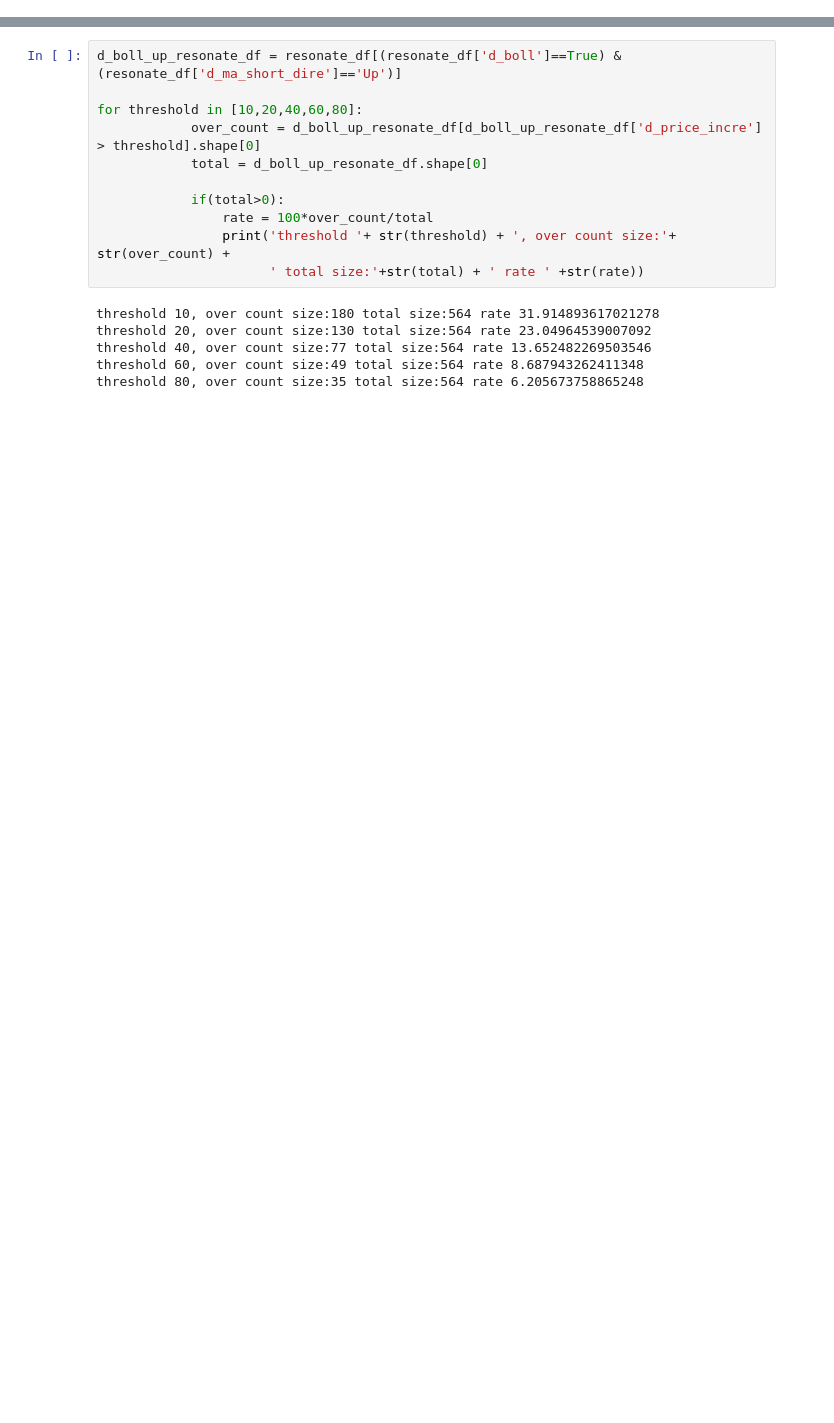
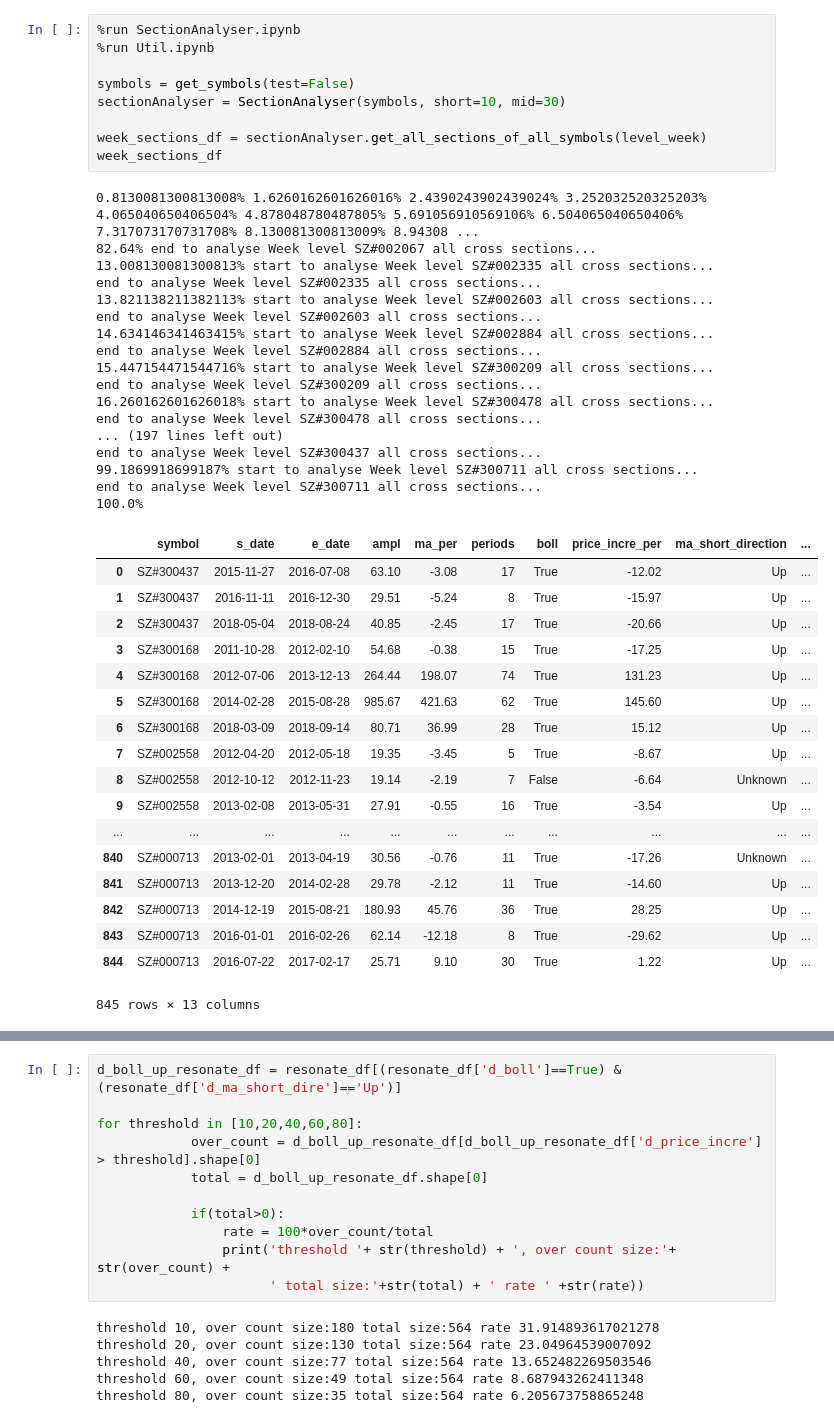
Before and after one commit to mojia/rocket, a Jupyter notebook: test_SectionAnalyser.ipynb, the cells around one changed output, grey strips where cells are left out. Saved outputs shown, nothing was run; the diff lists cells and outputs as text; blank space fills up the shorter version.

```diff
--- a/test_SectionAnalyser.ipynb
+++ b/test_SectionAnalyser.ipynb
@@ -85 +1,46 @@ start to analyse Week level SZ#002017 all cross sections...
+# %%
+%run SectionAnalyser.ipynb
+%run Util.ipynb
+
+symbols = get_symbols(test=False)
+sectionAnalyser = SectionAnalyser(symbols, short=10, mid=30)
+
+week_sections_df = sectionAnalyser.get_all_sections_of_all_symbols(level_week)
+week_sections_df
+# %% [output]
+0.8130081300813008% 1.6260162601626016% 2.4390243902439024% 3.252032520325203% 4.065040650406504% 4.878048780487805% 5.691056910569106% 6.504065040650406% 7.317073170731708% 8.130081300813009% 8.94308 ...
+82.64% end to analyse Week level SZ#002067 all cross sections...
+13.008130081300813% start to analyse Week level SZ#002335 all cross sections...
+end to analyse Week level SZ#002335 all cross sections...
+13.821138211382113% start to analyse Week level SZ#002603 all cross sections...
+end to analyse Week level SZ#002603 all cross sections...
+14.634146341463415% start to analyse Week level SZ#002884 all cross sections...
+end to analyse Week level SZ#002884 all cross sections...
+15.447154471544716% start to analyse Week level SZ#300209 all cross sections...
+end to analyse Week level SZ#300209 all cross sections...
+16.260162601626018% start to analyse Week level SZ#300478 all cross sections...
+end to analyse Week level SZ#300478 all cross sections...
+... (197 lines left out)
+end to analyse Week level SZ#300437 all cross sections...
+99.1869918699187% start to analyse Week level SZ#300711 all cross sections...
+end to analyse Week level SZ#300711 all cross sections...
+100.0%
+|  | symbol | s_date | e_date | ampl | ma_per | periods | boll | price_incre_per | ma_short_direction | ... |
+| 0 | SZ#300437 | 2015-11-27 | 2016-07-08 | 63.10 | -3.08 | 17 | True | -12.02 | Up | ... |
+| 1 | SZ#300437 | 2016-11-11 | 2016-12-30 | 29.51 | -5.24 | 8 | True | -15.97 | Up | ... |
+| 2 | SZ#300437 | 2018-05-04 | 2018-08-24 | 40.85 | -2.45 | 17 | True | -20.66 | Up | ... |
+| 3 | SZ#300168 | 2011-10-28 | 2012-02-10 | 54.68 | -0.38 | 15 | True | -17.25 | Up | ... |
+| 4 | SZ#300168 | 2012-07-06 | 2013-12-13 | 264.44 | 198.07 | 74 | True | 131.23 | Up | ... |
+| 5 | SZ#300168 | 2014-02-28 | 2015-08-28 | 985.67 | 421.63 | 62 | True | 145.60 | Up | ... |
+| 6 | SZ#300168 | 2018-03-09 | 2018-09-14 | 80.71 | 36.99 | 28 | True | 15.12 | Up | ... |
+| 7 | SZ#002558 | 2012-04-20 | 2012-05-18 | 19.35 | -3.45 | 5 | True | -8.67 | Up | ... |
+| 8 | SZ#002558 | 2012-10-12 | 2012-11-23 | 19.14 | -2.19 | 7 | False | -6.64 | Unknown | ... |
+| 9 | SZ#002558 | 2013-02-08 | 2013-05-31 | 27.91 | -0.55 | 16 | True | -3.54 | Up | ... |
+| ... | ... | ... | ... | ... | ... | ... | ... | ... | ... | ... |
+| 840 | SZ#000713 | 2013-02-01 | 2013-04-19 | 30.56 | -0.76 | 11 | True | -17.26 | Unknown | ... |
+| 841 | SZ#000713 | 2013-12-20 | 2014-02-28 | 29.78 | -2.12 | 11 | True | -14.60 | Up | ... |
+| 842 | SZ#000713 | 2014-12-19 | 2015-08-21 | 180.93 | 45.76 | 36 | True | 28.25 | Up | ... |
+| 843 | SZ#000713 | 2016-01-01 | 2016-02-26 | 62.14 | -12.18 | 8 | True | -29.62 | Up | ... |
+| 844 | SZ#000713 | 2016-07-22 | 2017-02-17 | 25.71 | 9.10 | 30 | True | 1.22 | Up | ... |
+845 rows × 13 columns
 # %%
```
Also changed, not shown: parts of 9 cells of this notebook, 6 other files.
